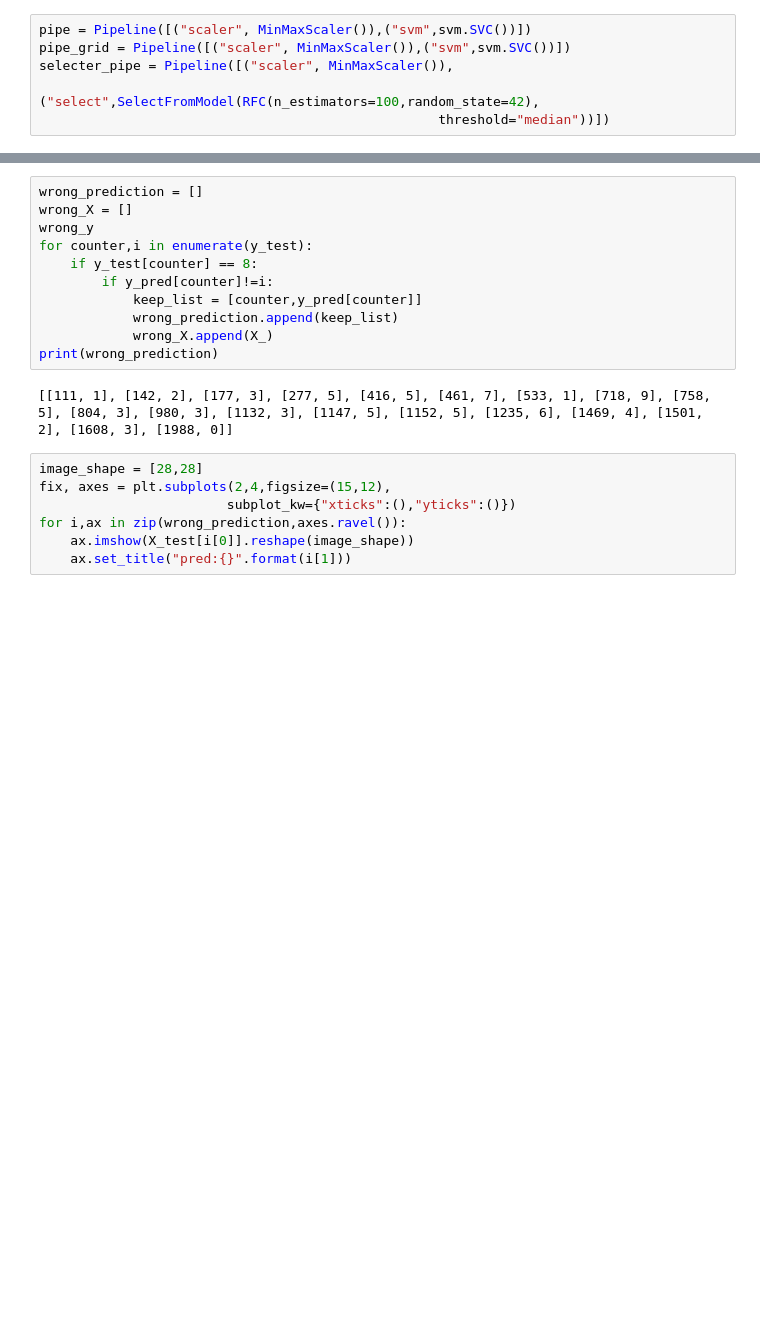
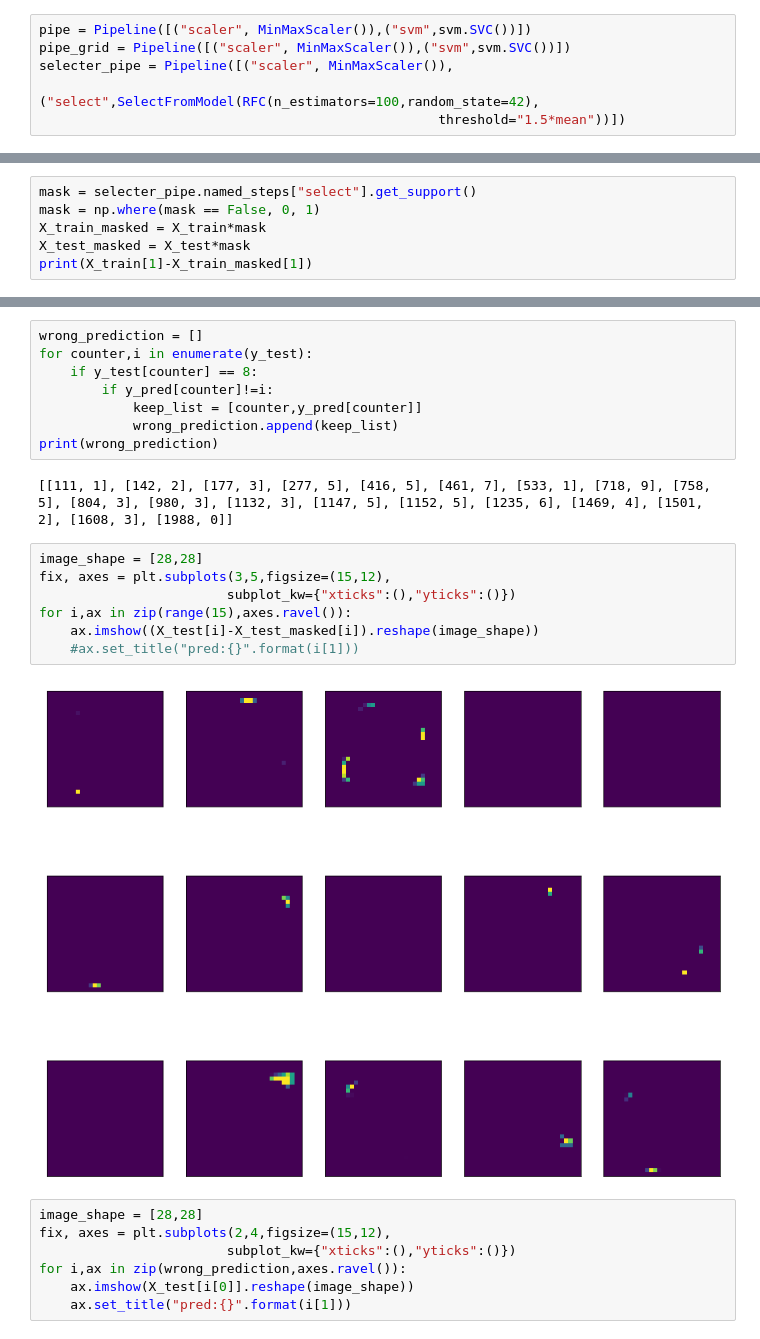
Before and after one commit to iusami/mnist, a Jupyter notebook: model_new.ipynb, the cells around one changed output, grey strips where cells are left out. Saved outputs shown, nothing was run; the diff lists cells and outputs as text; blank space fills up the shorter version.

```diff
--- a/model_new.ipynb
+++ b/model_new.ipynb
@@ -33,7 +33,7 @@ pipe = Pipeline([("scaler", MinMaxScaler()),("svm",svm.SVC())])
 pipe_grid = Pipeline([("scaler", MinMaxScaler()),("svm",svm.SVC())])
 selecter_pipe = Pipeline([("scaler", MinMaxScaler()),
                          ("select",SelectFromModel(RFC(n_estimators=100,random_state=42),
-                                                   threshold="median"))])
+                                                   threshold="1.5*mean"))])
 # %% [markdown]
 ## モデルの設定
     ここではpipelineクラスを用いてモデルの設定を行う。pipelineを用いると、様々な処理に対するコード量を減らし、シンプルに記載することができる。また、pipeline内で設定されている各種パラメータの説明を以下で行う。
@@ -152,3 +154,9 @@ print(cross_val_score(pipe_val,X_train_l1,y_train,cv=5,verbose=2,n_jobs=-1))
 ## 特徴量削減後のグリッドサーチ
     ここで次元削減後のデータに対してグリッドサーチを行ってみる。次元削減前のデータと同様のパラメータ組み合わせに対して行ったが、処理時間が23.9分から14.8分まで減少している。しかしテストデータに対しての精度は96%を保持している。これにより、自動特徴量選択によって精度を担保しつつ計算速度を向上させることができていることがわかる。
     また再度5分割交差検証を行ったが、おおよそどの分割においても96%程度の精度を得られており、学習したモデルが高い汎化性能を持っていることがわかる。
+# %%
+mask = selecter_pipe.named_steps["select"].get_support()
+mask = np.where(mask == False, 0, 1)
+X_train_masked = X_train*mask
+X_test_masked = X_test*mask
+print(X_train[1]-X_train_masked[1])
@@ -205,17 +215,23 @@ print(metrics.confusion_matrix(y_test, y_pred, labels=range(10)))
 ### 混同行列を用いた
 # %%
 wrong_prediction = []
-wrong_X = []
-wrong_y
 for counter,i in enumerate(y_test):
     if y_test[counter] == 8:
         if y_pred[counter]!=i:
             keep_list = [counter,y_pred[counter]]
             wrong_prediction.append(keep_list)
-            wrong_X.append(X_)
 print(wrong_prediction)
 # %% [output]
 [[111, 1], [142, 2], [177, 3], [277, 5], [416, 5], [461, 7], [533, 1], [718, 9], [758, 5], [804, 3], [980, 3], [1132, 3], [1147, 5], [1152, 5], [1235, 6], [1469, 4], [1501, 2], [1608, 3], [1988, 0]]
+# %%
+image_shape = [28,28]
+fix, axes = plt.subplots(3,5,figsize=(15,12),
+                        subplot_kw={"xticks":(),"yticks":()})
+for i,ax in zip(range(15),axes.ravel()):
+    ax.imshow((X_test[i]-X_test_masked[i]).reshape(image_shape))
+    #ax.set_title("pred:{}".format(i[1]))
+# %% [output]
+[figure, added]
 # %%
 image_shape = [28,28]
 fix, axes = plt.subplots(2,4,figsize=(15,12),
```
Also changed, not shown: parts of 7 cells of this notebook, 1 other file.
